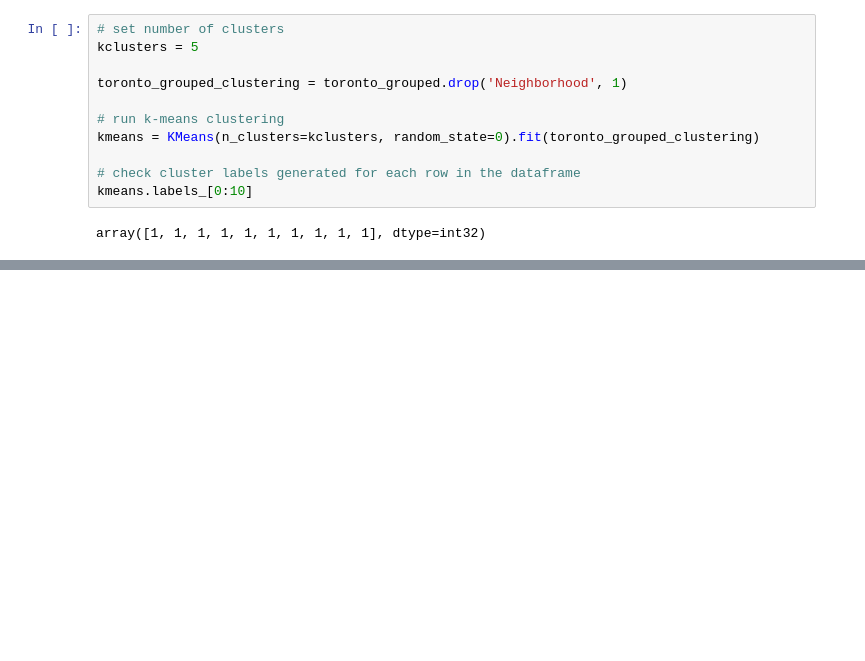
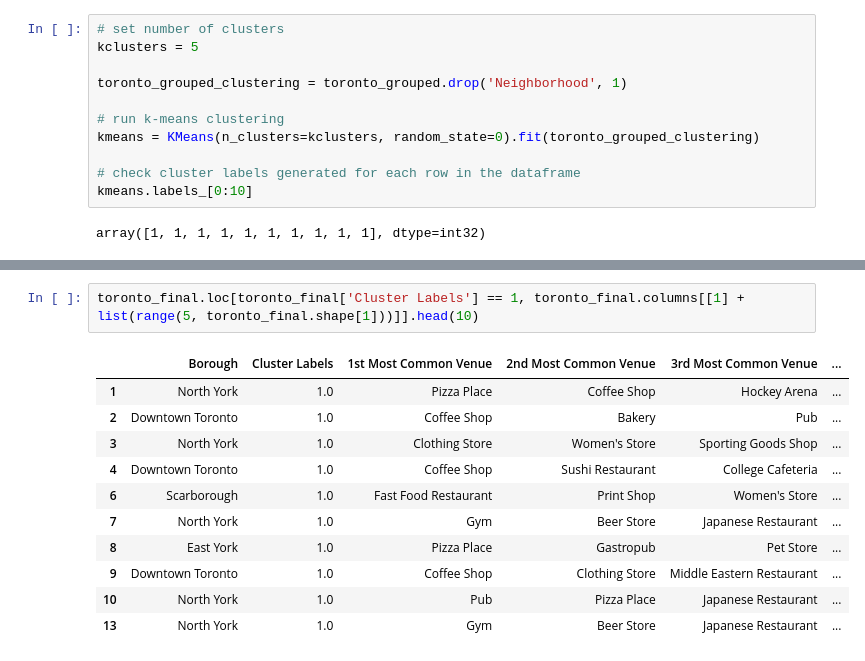
Before and after one commit to bms63/Coursera_Capstone, a Jupyter notebook: Part3.ipynb, the cells around one changed output, grey strips where cells are left out. Saved outputs shown, nothing was run; the diff lists cells and outputs as text; blank space fills up the shorter version.

```diff
--- a/Part3.ipynb
+++ b/Part3.ipynb
@@ -349,0 +396,14 @@ TypeError: list indices must be integers or slices, not float
+# %%
+toronto_final.loc[toronto_final['Cluster Labels'] == 1, toronto_final.columns[[1] + list(range(5, toronto_final.shape[1]))]].head(10)
+# %% [output]
+|  | Borough | Cluster Labels | 1st Most Common Venue | 2nd Most Common Venue | 3rd Most Common Venue | ... |
+| 1 | North York | 1.0 | Pizza Place | Coffee Shop | Hockey Arena | ... |
+| 2 | Downtown Toronto | 1.0 | Coffee Shop | Bakery | Pub | ... |
+| 3 | North York | 1.0 | Clothing Store | Women's Store | Sporting Goods Shop | ... |
+| 4 | Downtown Toronto | 1.0 | Coffee Shop | Sushi Restaurant | College Cafeteria | ... |
+| 6 | Scarborough | 1.0 | Fast Food Restaurant | Print Shop | Women's Store | ... |
+| 7 | North York | 1.0 | Gym | Beer Store | Japanese Restaurant | ... |
+| 8 | East York | 1.0 | Pizza Place | Gastropub | Pet Store | ... |
+| 9 | Downtown Toronto | 1.0 | Coffee Shop | Clothing Store | Middle Eastern Restaurant | ... |
+| 10 | North York | 1.0 | Pub | Pizza Place | Japanese Restaurant | ... |
+| 13 | North York | 1.0 | Gym | Beer Store | Japanese Restaurant | ... |
```
Also changed, not shown: parts of 38 cells of this notebook, 2 other files.
